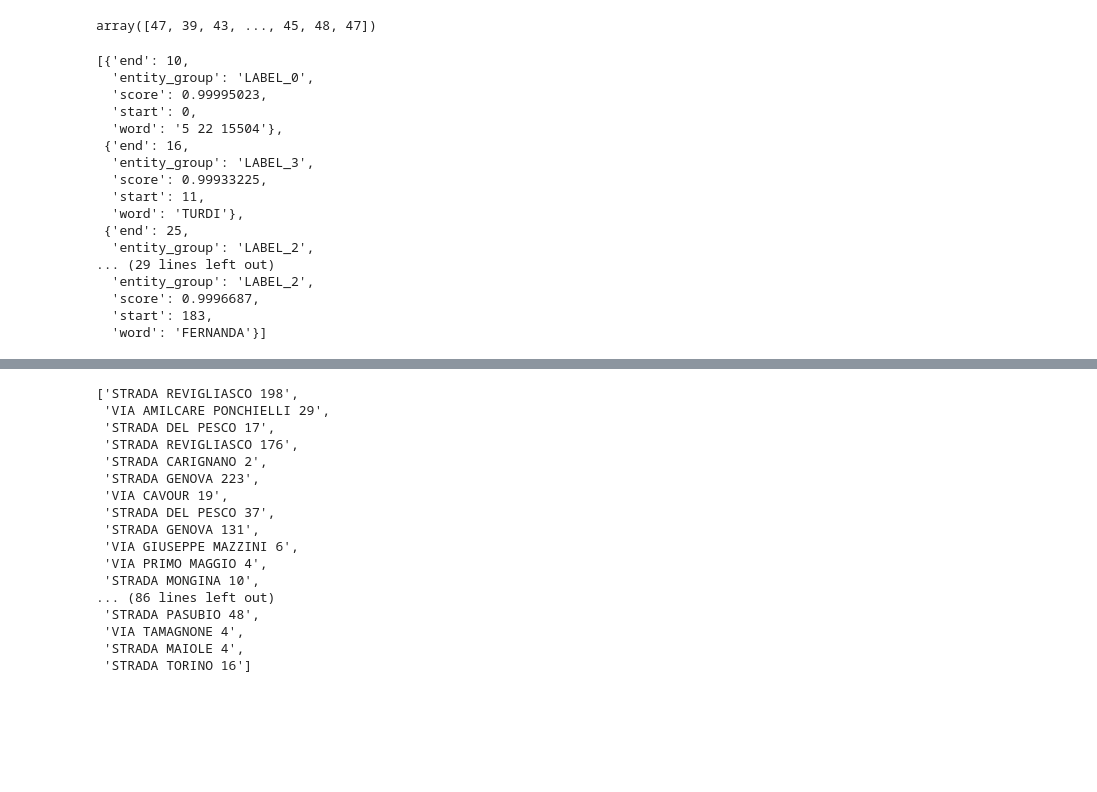
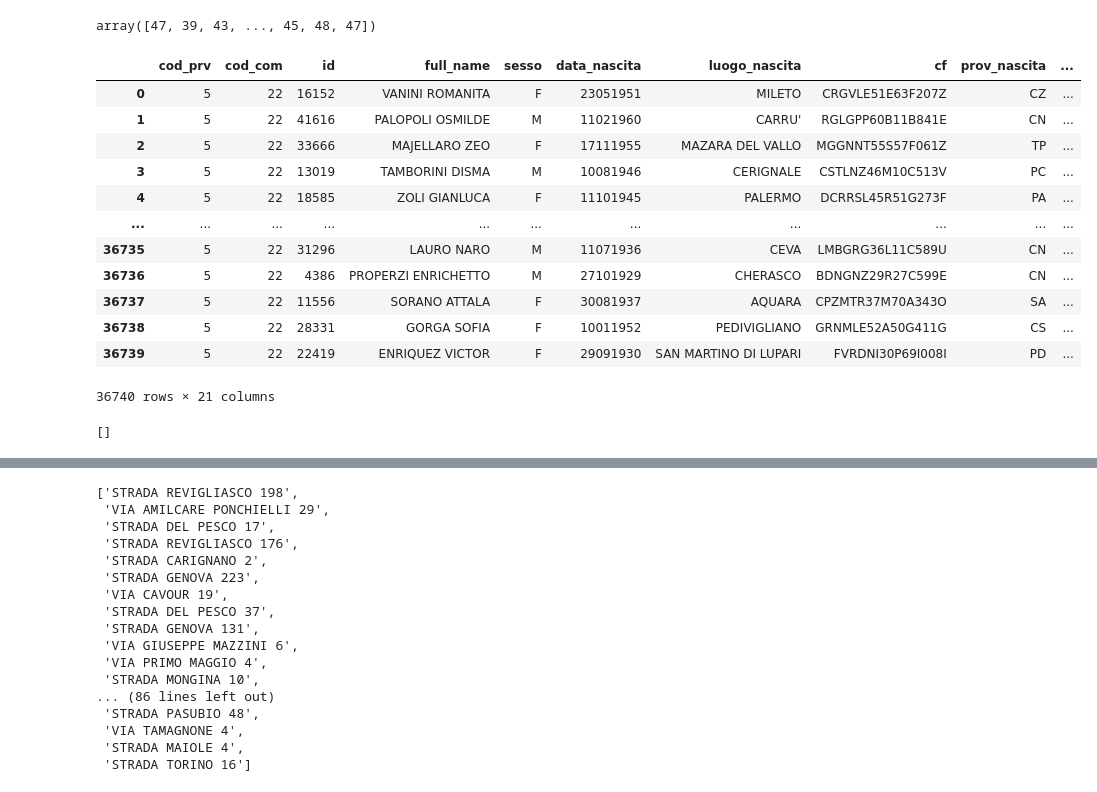
Before and after one commit to sergiorolnic/anonim, a Jupyter notebook: Untitled5.ipynb, the cells around one changed output, grey strips where cells are left out. Drawn from its saved outputs; the diff is of its cells as text; code cells hidden in the pictures; blank space fills up the shorter version.

```diff
--- a/Untitled5.ipynb
+++ b/Untitled5.ipynb
@@ -668,6 +694,22 @@ model.metrics_names
 from transformers import pipeline
 #nlp = pipeline('ner', model=model, tokenizer=tokenizer)
 nlp = pipeline('ner', model=model, tokenizer=tokenizer,aggregation_strategy="first")
+# %%
+dataframe
+# %% [output]
+|  | cod_prv | cod_com | id | full_name | sesso | data_nascita | luogo_nascita | cf | prov_nascita | ... |
+| 0 | 5 | 22 | 16152 | VANINI ROMANITA | F | 23051951 | MILETO | CRGVLE51E63F207Z | CZ | ... |
+| 1 | 5 | 22 | 41616 | PALOPOLI OSMILDE | M | 11021960 | CARRU' | RGLGPP60B11B841E | CN | ... |
+| 2 | 5 | 22 | 33666 | MAJELLARO ZEO | F | 17111955 | MAZARA DEL VALLO | MGGNNT55S57F061Z | TP | ... |
+| 3 | 5 | 22 | 13019 | TAMBORINI DISMA | M | 10081946 | CERIGNALE | CSTLNZ46M10C513V | PC | ... |
+| 4 | 5 | 22 | 18585 | ZOLI GIANLUCA | F | 11101945 | PALERMO | DCRRSL45R51G273F | PA | ... |
+| ... | ... | ... | ... | ... | ... | ... | ... | ... | ... | ... |
+| 36735 | 5 | 22 | 31296 | LAURO NARO | M | 11071936 | CEVA | LMBGRG36L11C589U | CN | ... |
+| 36736 | 5 | 22 | 4386 | PROPERZI ENRICHETTO | M | 27101929 | CHERASCO | BDNGNZ29R27C599E | CN | ... |
+| 36737 | 5 | 22 | 11556 | SORANO ATTALA | F | 30081937 | AQUARA | CPZMTR37M70A343O | SA | ... |
+| 36738 | 5 | 22 | 28331 | GORGA SOFIA | F | 10011952 | PEDIVIGLIANO | GRNMLE52A50G411G | CS | ... |
+| 36739 | 5 | 22 | 22419 | ENRIQUEZ VICTOR | F | 29091930 | SAN MARTINO DI LUPARI | FVRDNI30P69I008I | PD | ... |
+36740 rows × 21 columns
 # %%
 test_data = []
 data = dataframe[36000:36100]
@@ -679,23 +721,7 @@ for index, row in data.iterrows():
     sentence += str(value) + " "
 
   test_data.append(sentence)
-# %%
-nlp(test_data[3])
-# %% [output]
-[{'end': 10,
-  'entity_group': 'LABEL_0',
-  'score': 0.99995023,
-  'start': 0,
-  'word': '5 22 15504'},
- {'end': 16,
-  'entity_group': 'LABEL_3',
-  'score': 0.99933225,
-  'start': 11,
-  'word': 'TURDI'},
- {'end': 25,
-  'entity_group': 'LABEL_2',
-... (29 lines left out)
-  'entity_group': 'LABEL_2',
-  'score': 0.9996687,
-  'start': 183,
-  'word': 'FERNANDA'}]
+# %%
+test_data
+# %% [output]
+[]
```
Also changed, not shown: parts of 38 cells of this notebook.
